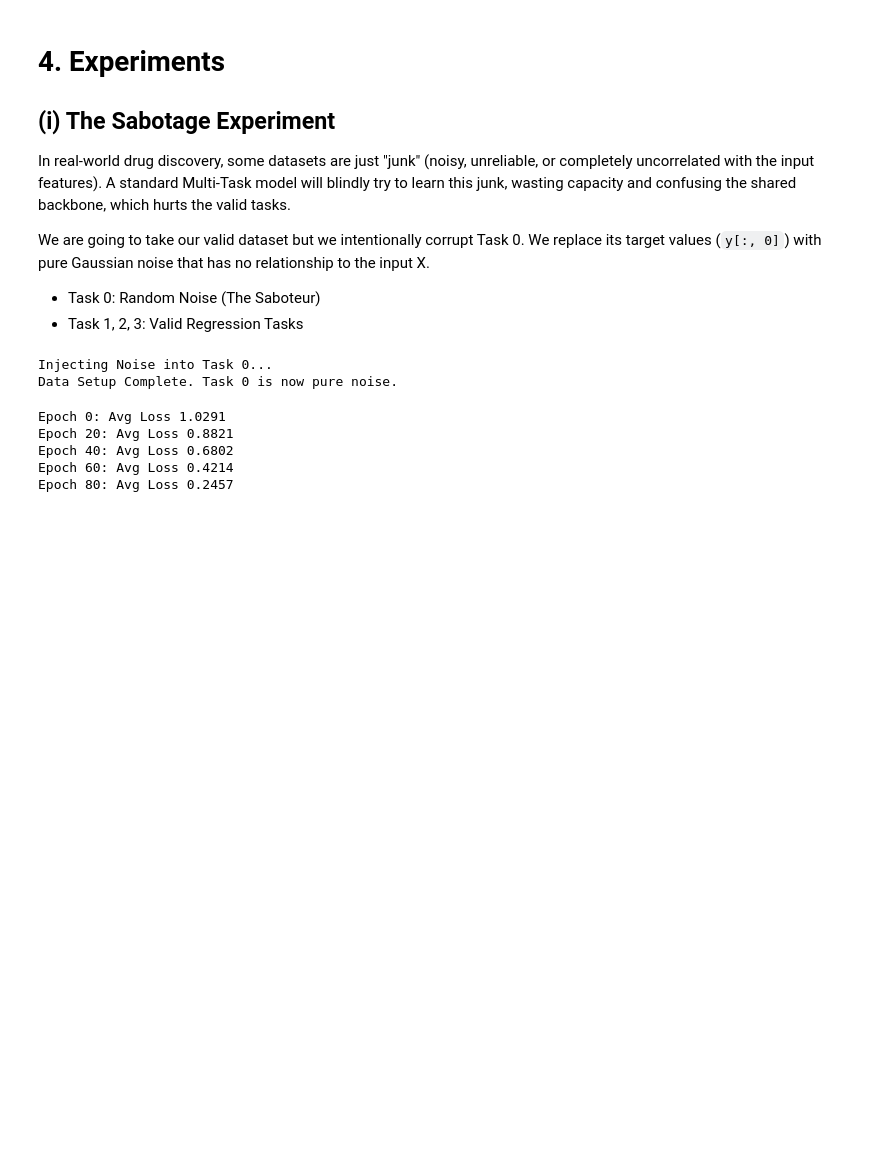
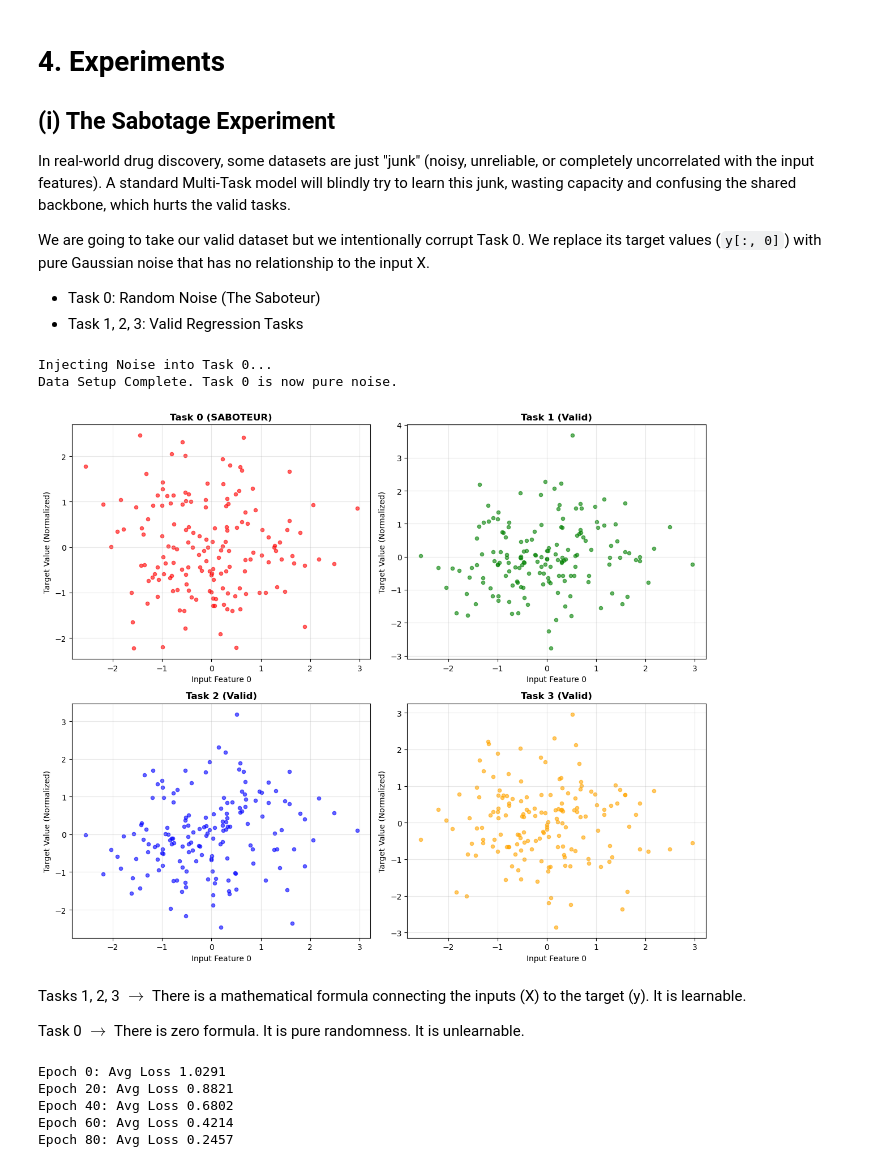
Before and after one commit to RayyanMinhaj/Adaptive-Intervention-for-MTL-and-other-Experiments, a Jupyter notebook: MTL-and-Experiments.ipynb, the cells around one changed output. Cells and saved outputs as stored; diff of their text form; code cells hidden in the pictures; blank space fills up the shorter version.

Commit message:
Added dataset graphs

```diff
--- a/MTL-and-Experiments.ipynb
+++ b/MTL-and-Experiments.ipynb
@@ -678,6 +678,39 @@ print("Data Setup Complete. Task 0 is now pure noise.")
 # %% [output]
 Injecting Noise into Task 0...
 Data Setup Complete. Task 0 is now pure noise.
+# %%
+import matplotlib.pyplot as plt
+
+# Create a 2x2 grid of plots
+fig, axes = plt.subplots(2, 2, figsize=(12, 10))
+axes = axes.flatten()
+
+# We use the first feature (Feature 0) as the X-axis for all plots
+x_input = X_primary[:, 0].numpy()
+
+task_labels = ["Task 0 (SABOTEUR)", "Task 1 (Valid)", "Task 2 (Valid)", "Task 3 (Valid)"]
+colors = ['red', 'green', 'blue', 'orange']
+
+for i in range(4):
+    y_target = y_primary[:, i].numpy()
+
+    # Scatter plot
+    axes[i].scatter(x_input, y_target, color=colors[i], alpha=0.6, s=20)
+
+    # Styling
+    axes[i].set_title(task_labels[i], fontsize=12, fontweight='bold')
+    axes[i].set_xlabel("Input Feature 0")
+    axes[i].set_ylabel("Target Value (Normalized)")
+    axes[i].grid(True, alpha=0.3)
+
+plt.tight_layout()
+plt.show()
+# %% [output]
+[figure, added]
+# %% [markdown]
+Tasks 1, 2, 3 $\rightarrow$ There is a mathematical formula connecting the inputs (X) to the target (y). It is learnable.
+
+Task 0 $\rightarrow$ There is zero formula. It is pure randomness. It is unlearnable.
 # %%
 # Same training loop as before (copy pasted from above)
 
```
Also changed, not shown: parts of 1 cell of this notebook.
